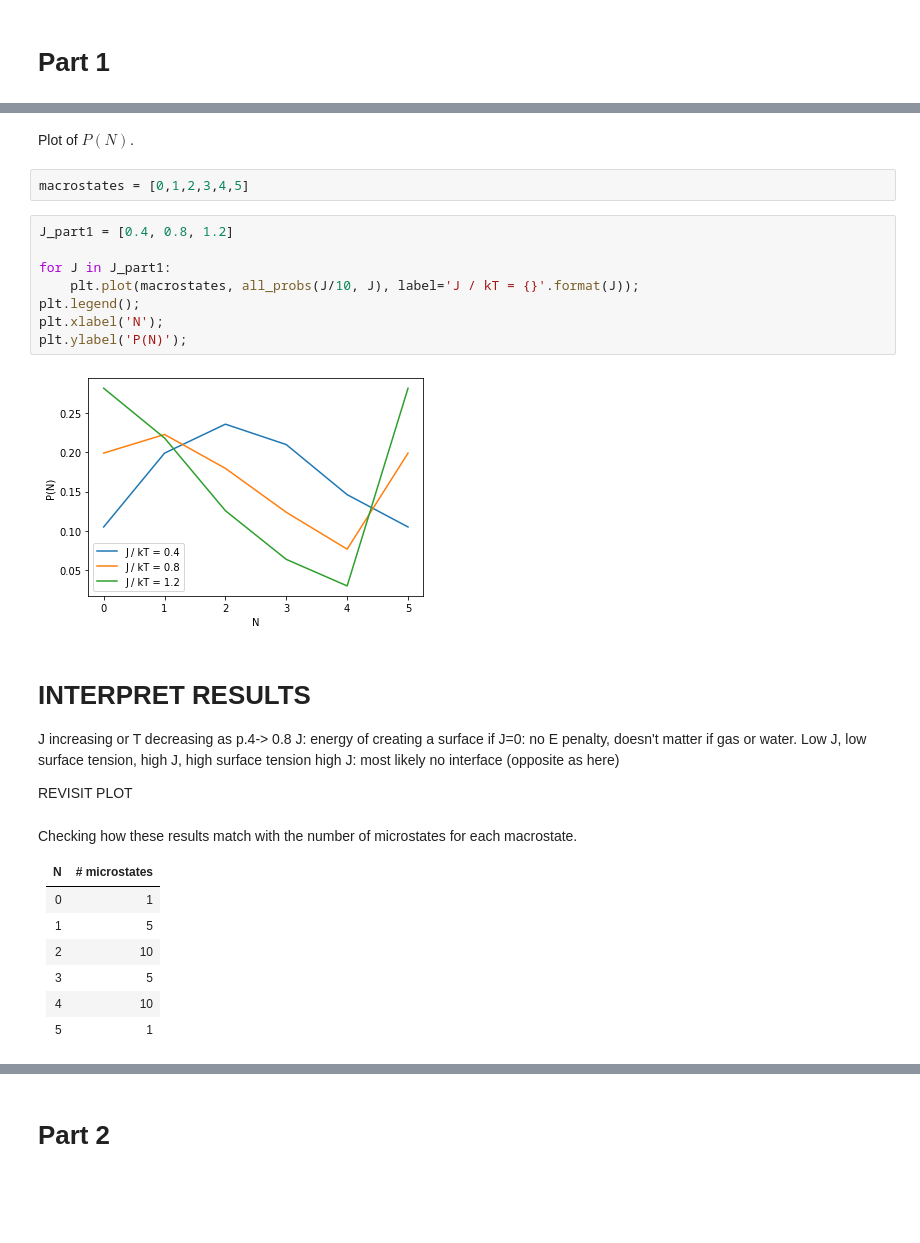
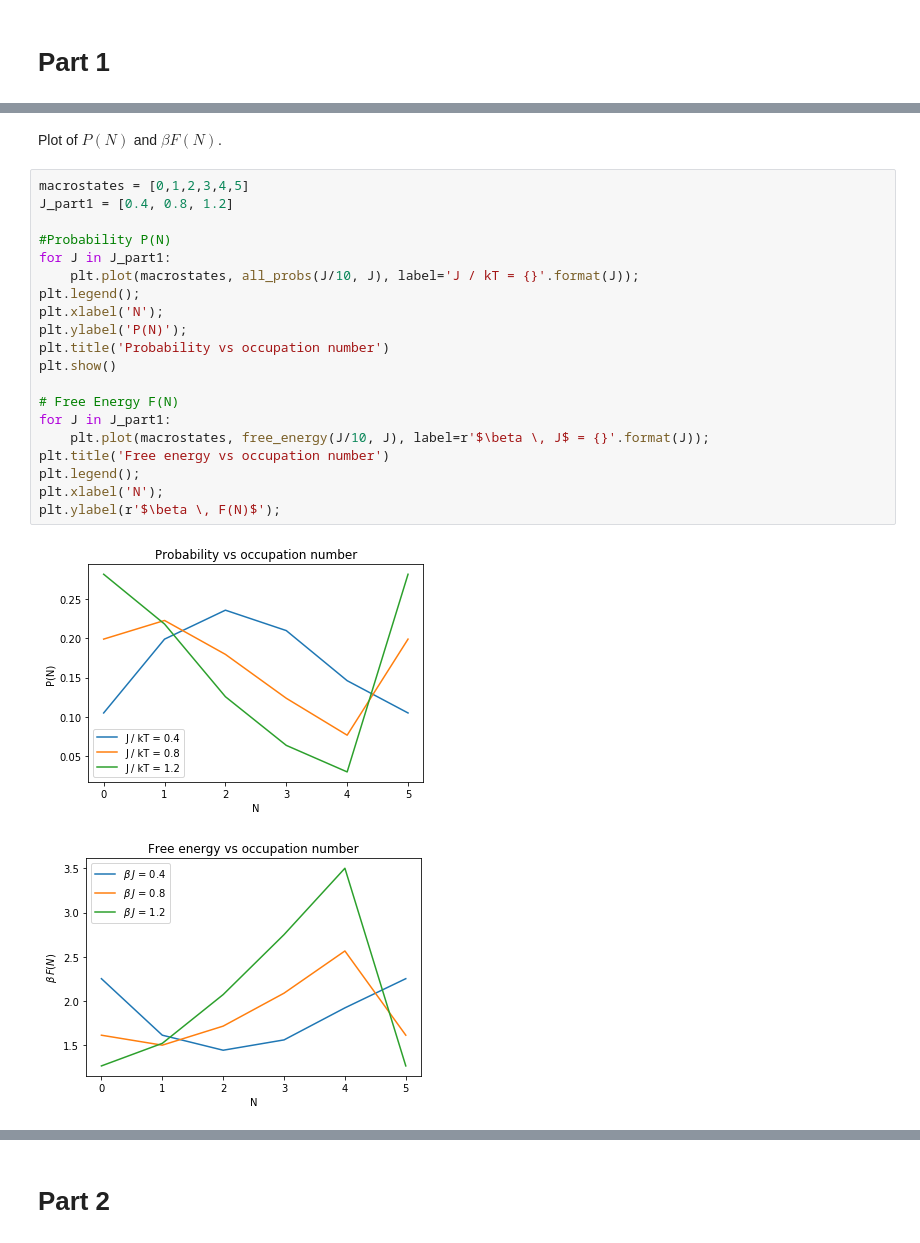
Before and after one commit to martagonzalvo/che164, a Jupyter notebook: 164Project_v2.ipynb, the cells around one changed output, grey strips where cells are left out. Cells and saved outputs as stored; diff of their text form; blank space fills up the shorter version.

```diff
--- a/164Project_v2.ipynb
+++ b/164Project_v2.ipynb
@@ -140,34 +165,25 @@ def all_probs(eps, J, L=5, microstates=microstates()):
 # %% [markdown]
-Plot of $P(N)$.
+Plot of $P(N)$ and $\beta F(N)$.
-# %%
-macrostates = [0,1,2,3,4,5]
 # %%
+macrostates = [0,1,2,3,4,5]
 J_part1 = [0.4, 0.8, 1.2]
 
+#Probability P(N)
 for J in J_part1:
     plt.plot(macrostates, all_probs(J/10, J), label='J / kT = {}'.format(J));
 plt.legend();
 plt.xlabel('N');
 plt.ylabel('P(N)');
+plt.title('Probability vs occupation number')
+plt.show()
+
+# Free Energy F(N)
+for J in J_part1:
+    plt.plot(macrostates, free_energy(J/10, J), label=r'$\beta \, J$ = {}'.format(J));
+plt.title('Free energy vs occupation number')
+plt.legend();
+plt.xlabel('N');
+plt.ylabel(r'$\beta \, F(N)$');
 # %% [output]
-[figure, old version]
+[figure, new version]
+[figure, added]
-# %% [markdown]
-# INTERPRET RESULTS
-J increasing or T decreasing as p.4-> 0.8
-J: energy of creating a surface
-if J=0: no E penalty, doesn't matter if gas or water. Low J, low surface tension, high J, high surface tension
-high J: most likely no interface
-(opposite as here)
-
-REVISIT PLOT
-# %% [markdown]
-Checking how these results match with the number of microstates for each macrostate.
-
-| N | # microstates |
-|---|----|
-| 0 | 1 |
-| 1 | 5 |
-| 2 | 10 |
-| 3 | 5 |
-| 4 | 10 |
-| 5 | 1 |
```
Also changed, not shown: parts of 46 cells of this notebook.
